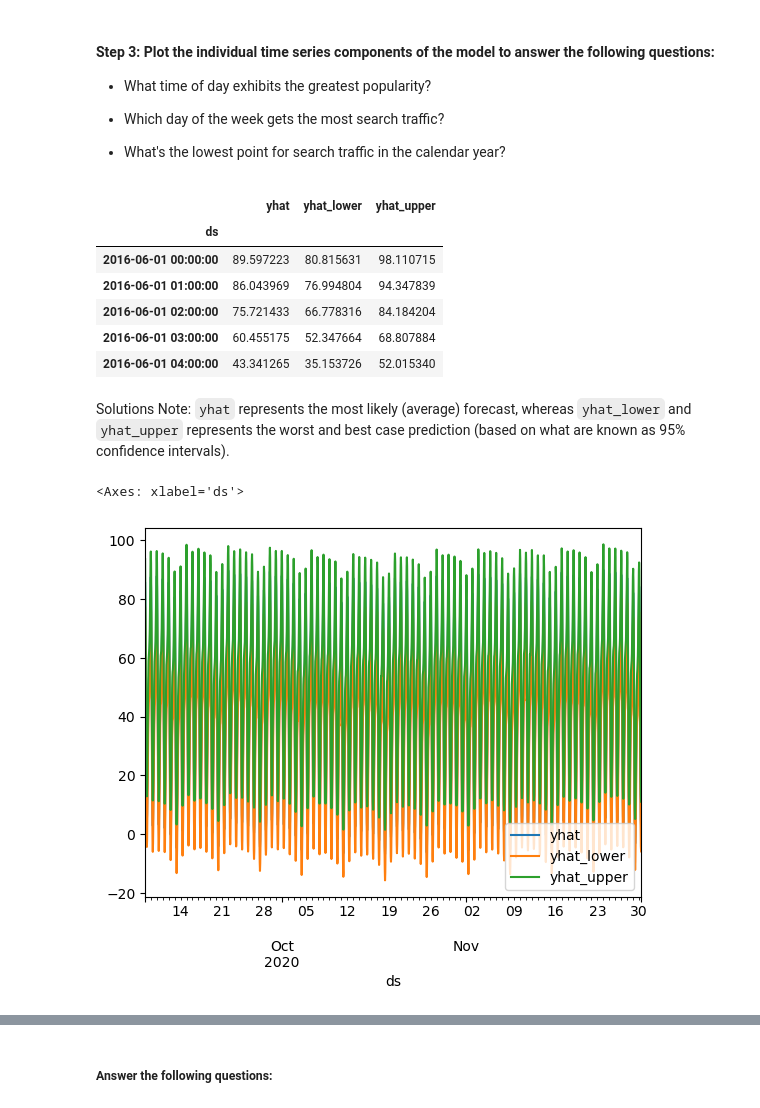
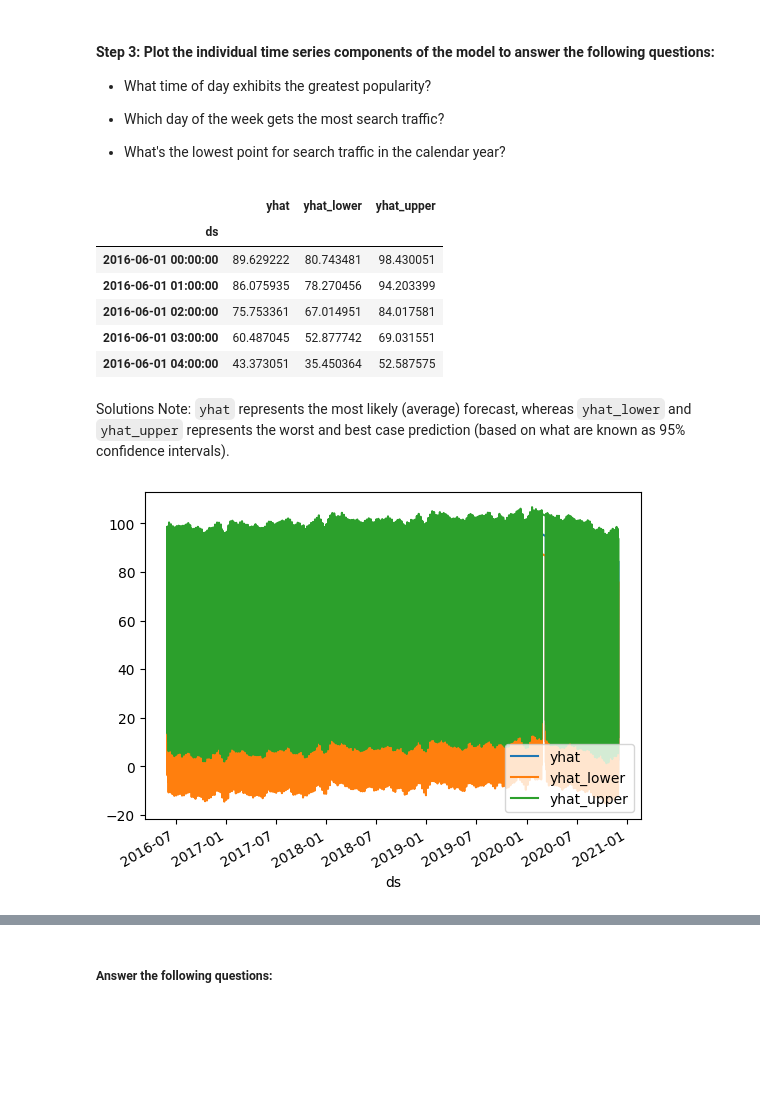
Before and after one commit to monkeyvisco/challenge_pandas_datacorrelation, a Jupyter notebook: forecasting_net_prophet_solution_aw.ipynb, the cells around one changed output, grey strips where cells are left out. Cells and saved outputs as stored; diff of their text form; code cells hidden in the pictures; blank space fills up the shorter version.

```diff
--- a/forecasting_net_prophet_solution_aw.ipynb
+++ b/forecasting_net_prophet_solution_aw.ipynb
@@ -469,3 +678,4 @@ Now, you need to produce a time series model that analyzes and forecasts pattern
 # %%
 # Fit the time-series model.
+prophet_model.fit(mercado_prophet_df)
 # %% [output]
@@ -475,9 +692,10 @@ Now, you need to produce a time series model that analyzes and forecasts pattern
 # %%
 # Create a future dataframe to hold predictions
 # Make the prediction go out as far as 2000 hours (approx 80 days)
-
+future_mercado_prophet_df = prophet_model.make_future_dataframe(periods=2000, freq='H')
 
 # View the last five rows of the future_mercado_trends DataFrame
+display(future_mercado_prophet_df.tail())
 # %% [output]
 |  | ds |
 | 39101 | 2020-11-30 04:00:00 |
@@ -487,8 +705,9 @@ Now, you need to produce a time series model that analyzes and forecasts pattern
 | 39105 | 2020-11-30 08:00:00 |
 # %%
 # Make the predictions for the trend data using the future_mercado_trends DataFrame
-
+predictions = prophet_model.predict(future_mercado_prophet_df)
 
 # Display the first five rows of the forecast_mercado_trends DataFrame
+display(predictions.head())
 # %% [output]
 |  | ds | trend | yhat_lower | yhat_upper | trend_lower | trend_upper | additive_terms | ... |
@@ -521,24 +741,29 @@ Now, you need to produce a time series model that analyzes and forecasts pattern
 * What's the lowest point for search traffic in the calendar year?
 # %%
 # Set the index in the forecast_mercado_trends DataFrame to the ds datetime column
+forecast_mercado_trends = predictions
+forecast_mercado_trends = forecast_mercado_trends.set_index('ds')
 
 
 # View the only the yhat,yhat_lower and yhat_upper columns from the DataFrame
+selected_columns = forecast_mercado_trends[['yhat', 'yhat_lower', 'yhat_upper']]
+display(selected_columns.head())
 # %% [output]
 |  | yhat | yhat_lower | yhat_upper |
 | ds |  |  |  |
-| 2016-06-01 00:00:00 | 89.597223 | 80.815631 | 98.110715 |
-| 2016-06-01 01:00:00 | 86.043969 | 76.994804 | 94.347839 |
-| 2016-06-01 02:00:00 | 75.721433 | 66.778316 | 84.184204 |
-| 2016-06-01 03:00:00 | 60.455175 | 52.347664 | 68.807884 |
-| 2016-06-01 04:00:00 | 43.341265 | 35.153726 | 52.015340 |
+| 2016-06-01 00:00:00 | 89.629222 | 80.743481 | 98.430051 |
+| 2016-06-01 01:00:00 | 86.075935 | 78.270456 | 94.203399 |
+| 2016-06-01 02:00:00 | 75.753361 | 67.014951 | 84.017581 |
+| 2016-06-01 03:00:00 | 60.487045 | 52.877742 | 69.031551 |
+| 2016-06-01 04:00:00 | 43.373051 | 35.450364 | 52.587575 |
 # %% [markdown]
 Solutions Note: `yhat` represents the most likely (average) forecast, whereas `yhat_lower` and `yhat_upper` represents the worst and best case prediction (based on what are known as 95% confidence intervals).
 # %%
 # From the forecast_mercado_trends DataFrame, plot the data to visualize
 #  the yhat, yhat_lower, and yhat_upper columns over the last 2000 hours
+selected_columns.plot(kind='line', y=['yhat', 'yhat_lower', 'yhat_upper'])
+plt.show()
 # %% [output]
-<Axes: xlabel='ds'>
-[figure, old version]
+[figure, new version]
 # %%
 # Reset the index in the forecast_mercado_trends DataFrame
```
Also changed, not shown: parts of 43 cells of this notebook.
